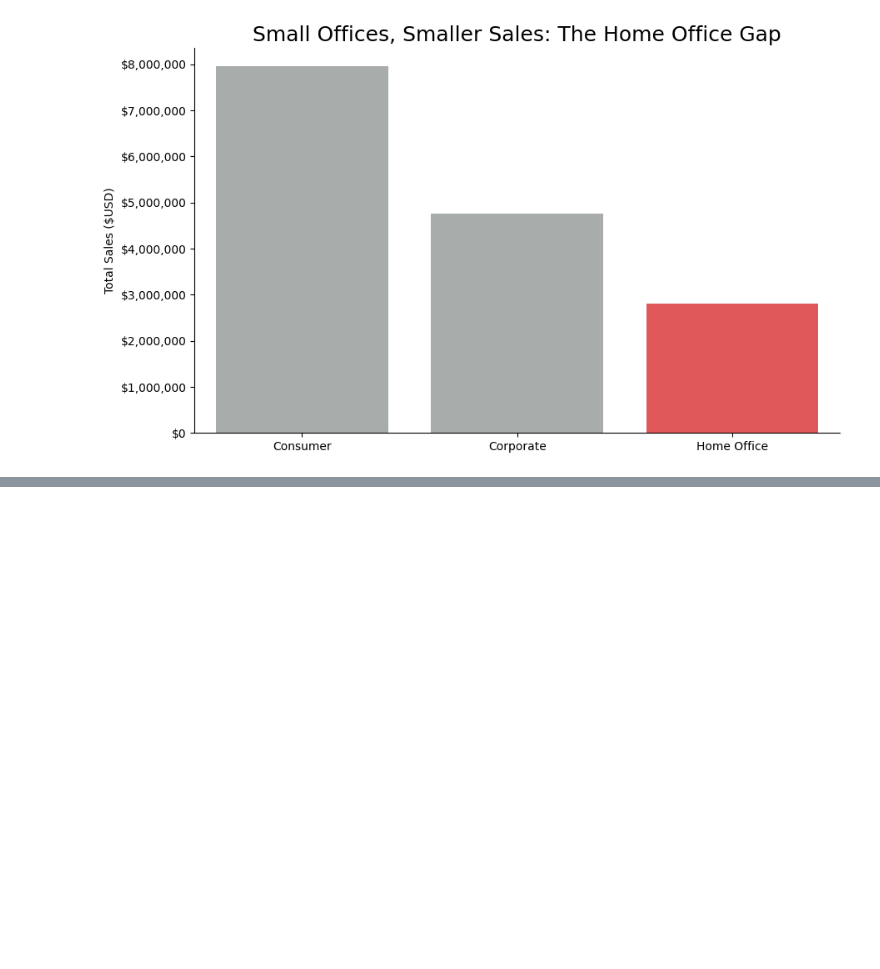
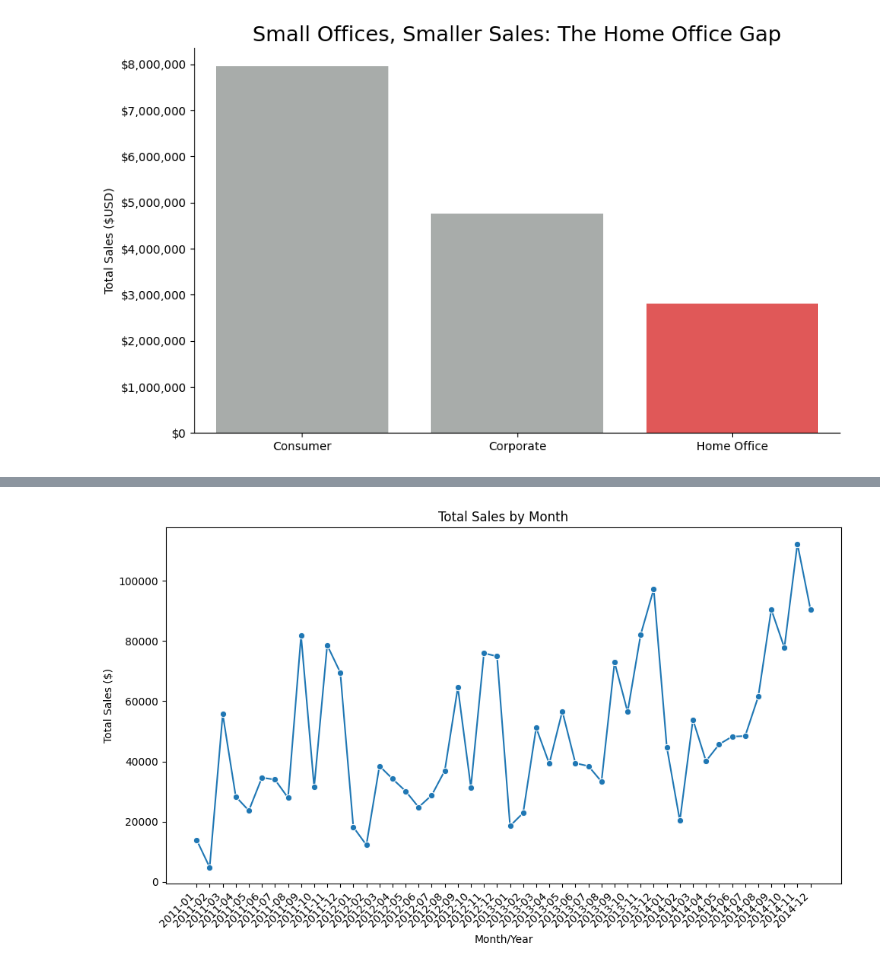
Before and after one commit to Kat910/DA_M3_W4_Workflow, a Jupyter notebook: notebooks/superstore_sales_workflow.ipynb, the cells around one changed output, grey strips where cells are left out. Drawn from its saved outputs; the diff is of its cells as text; code cells hidden in the pictures; blank space fills up the shorter version.

```diff
--- a/notebooks/superstore_sales_workflow.ipynb
+++ b/notebooks/superstore_sales_workflow.ipynb
@@ -479,0 +562,31 @@ plt.show()
+# %%
+# visualization four code here
+
+# --- Combine orders and sales info ---
+sales_over_time = (
+    orders_df
+    .merge(order_details_df, on='order_id')  # Add sales info to each order
+    .assign(order_month=lambda x: pd.to_datetime(x['order_date']).dt.to_period('M'))  # Extract year-month
+    .groupby('order_month', as_index=False)['Sales']  # Group by month
+    .sum()                                            # Sum total sales
+)
+
+# Convert Period to string for plotting
+sales_over_time['order_month'] = sales_over_time['order_month'].astype(str)
+
+# --- Line chart of sales over time ---
+plt.figure(figsize=(10,6))
+sns.lineplot(
+    data=sales_over_time,
+    x='order_month',
+    y='Sales',
+    marker='o'
+)
+plt.title("Total Sales by Month")
+plt.xlabel("Month/Year")
+plt.ylabel("Total Sales ($)")
+plt.xticks(rotation=45, ha='right')
+plt.tight_layout()
+plt.show()
+# %% [output]
+[figure, added]
```
Also changed, not shown: parts of 12 cells of this notebook.
